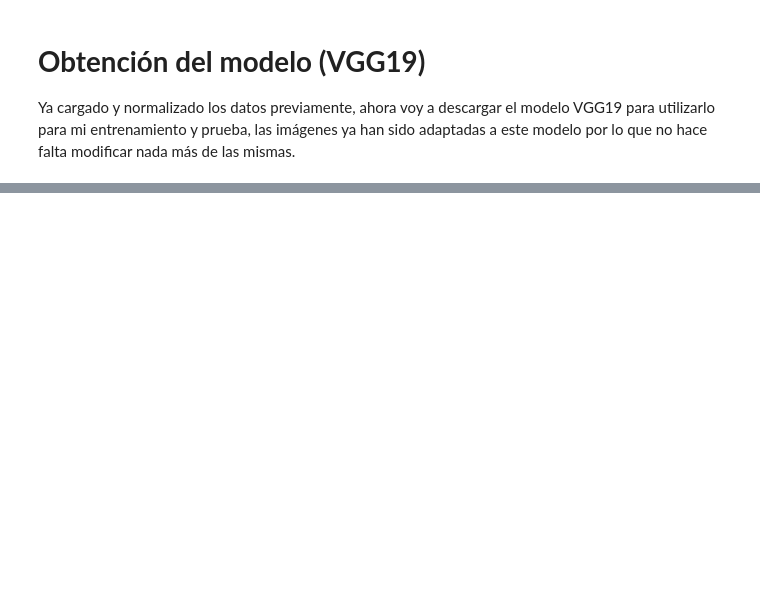
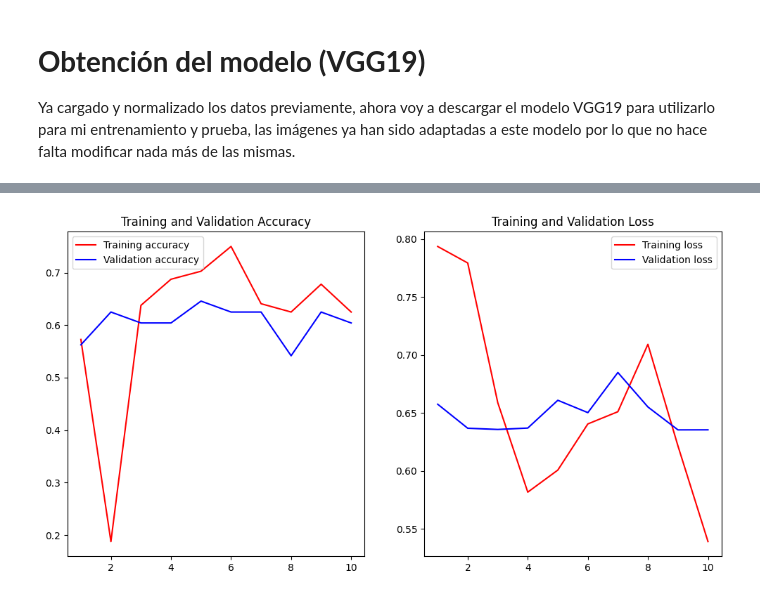
Before and after one commit to frannelfran/Redes-Neuronales-en-Keras, a Jupyter notebook: glaucoma/glaucoma.ipynb, the cells around one changed output, grey strips where cells are left out. Drawn from its saved outputs; the diff is of its cells as text; code cells hidden in the pictures; blank space fills up the shorter version.

```diff
--- a/glaucoma/glaucoma.ipynb
+++ b/glaucoma/glaucoma.ipynb
@@ -85,0 +119,14 @@ Ya cargado y normalizado los datos previamente, ahora voy a descargar el modelo
+# %%
+from tensorflow.keras.layers import Dense, Flatten, Dropout
+from tensorflow.keras import Sequential
+
+model = Sequential()
+
+model.add(base_model) # Agrego el modelo base
+model.add(Flatten()) # Aplanar la salida del modelo base
+model.add(Dense(4096, activation='relu')) # Capa densa con 4096 neuronas y activación ReLU
+model.add(Dense(4096, activation='relu')) # Otra capa densa con 4096 neuronas y activación ReLU
+model.add(Dropout(0.5)) # Capa de Dropout para reducir el sobreajuste
+model.add(Dense(2, activation='softmax')) # Capa de salida con 2 neuronas (Normales y Glaucoma) y activación softmax
+
+model.summary()
@@ -85,0 +237,6 @@ Ya cargado y normalizado los datos previamente, ahora voy a descargar el modelo
+# %%
+model.load_weights(model_name)
+
+loss, acc = model.evaluate(test_generator)
+print("test accuracy:", round(acc, 4))
+print("test loss:", round(loss, 4))
@@ -85,0 +247,26 @@ Ya cargado y normalizado los datos previamente, ahora voy a descargar el modelo
+# %%
+# Muestro las gráficas de entrenamiento
+import matplotlib.pyplot as plt
+
+
+# Gráficos de entrenamiento
+acc = model.history.history['accuracy']
+val_acc = model.history.history['val_accuracy']
+loss = model.history.history['loss']
+val_loss = model.history.history['val_loss']
+epochs = range(1, len(acc) + 1)
+plt.figure(figsize=(12, 6))
+plt.subplot(1, 2, 1)
+plt.plot(epochs, acc, 'r', label='Training accuracy')
+plt.plot(epochs, val_acc, 'b', label='Validation accuracy')
+plt.title('Training and Validation Accuracy')
+plt.legend()
+plt.subplot(1, 2, 2)
+plt.plot(epochs, loss, 'r', label='Training loss')
+plt.plot(epochs, val_loss, 'b', label='Validation loss')
+plt.title('Training and Validation Loss')
+plt.legend()
+
+plt.show()
+# %% [output]
+[figure, added]
```
Also changed, not shown: parts of 12 cells of this notebook, 1 other file.
